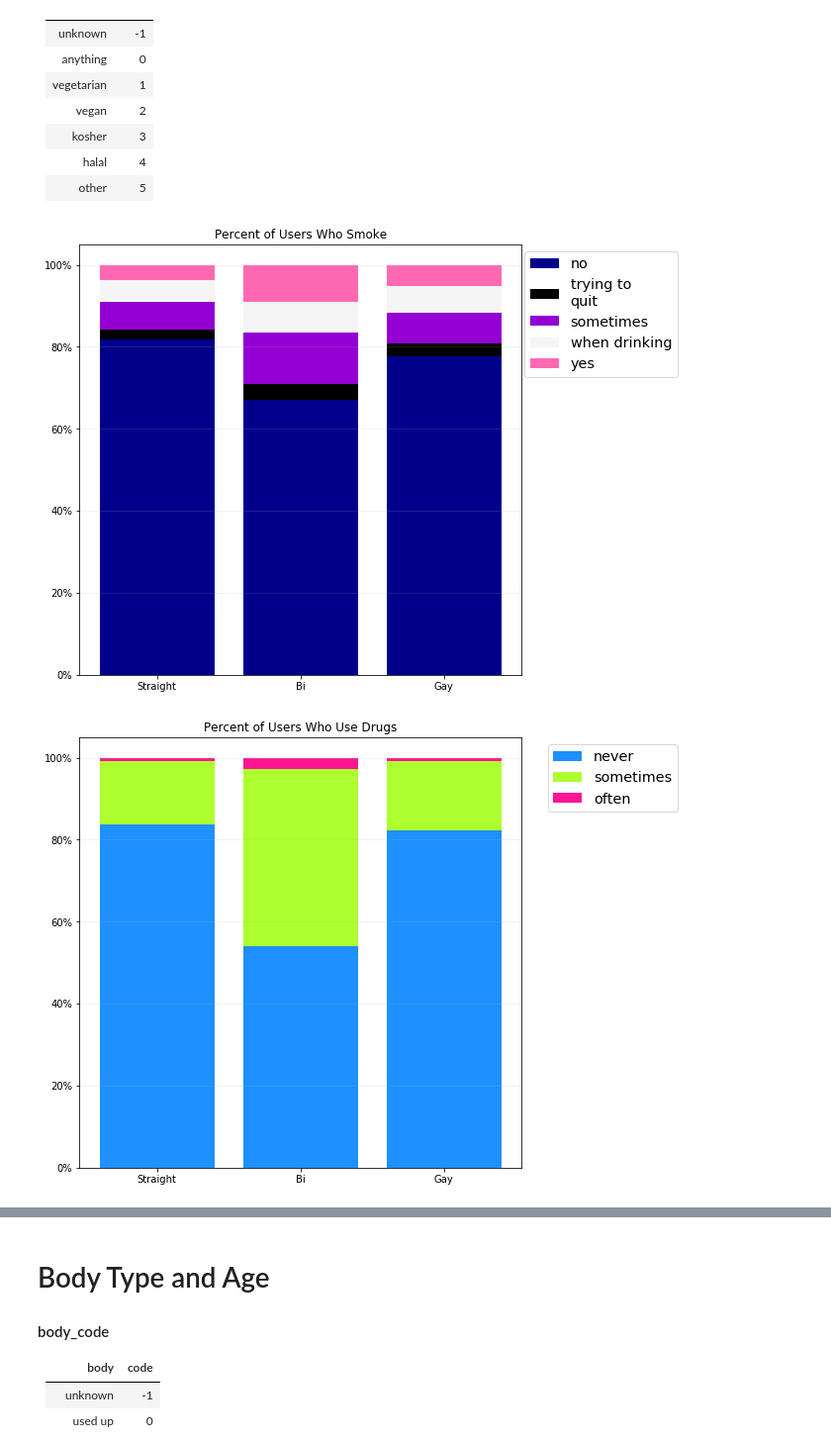
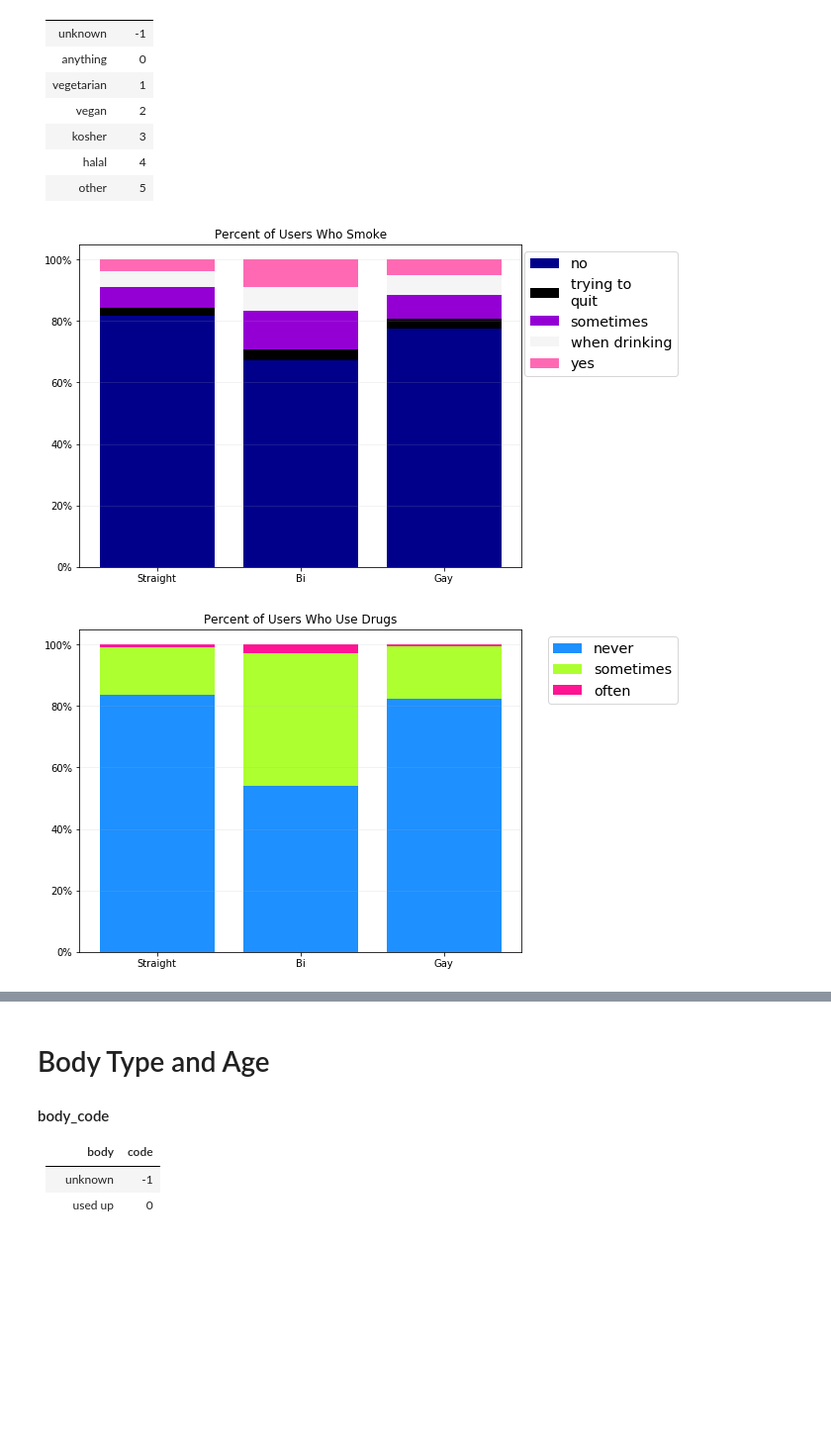
Before and after one commit to lemonmeringuepi/okcupid, a Jupyter notebook: dating skeleton.ipynb, the cells around one changed output, grey strips where cells are left out. Shown at 99% size. Saved outputs shown, nothing was run; the diff lists cells and outputs as text; code cells hidden in the pictures; blank space fills up the shorter version.

```diff
--- a/dating skeleton.ipynb
+++ b/dating skeleton.ipynb
@@ -1362,7 +1362,7 @@ plt.show()
 |halal|4|
 |other|5|
 # %%
-plt.figure(figsize=(8,8))
+plt.figure(figsize=(8,6))
 smokes_labels = ['no', 'trying to\nquit', 'sometimes', 'when drinking', 'yes']
 smokes = [[len(df[(df['orientation_code']==i) & (df['smokes_code']==j)])/
             len(df[(df['orientation_code']==i) & (df['smokes_code']>=0)]) for i in range(-1,2)] for j in range(5)]
@@ -1377,36 +1377,36 @@ plt.bar(orientation_key,
        label=smokes_labels[0])
 plt.bar(orientation_key,
        smokes[1],
        color='black',
        label=smokes_labels[1],
        bottom=smokes[0])
 plt.bar(orientation_key,
        smokes[2],
        color='darkviolet',
        label=smokes_labels[2],
        bottom=bars1)
 plt.bar(orientation_key,
        smokes[3],
        color='whitesmoke',
        label=smokes_labels[3],
        bottom=bars2)
 plt.bar(orientation_key,
        smokes[4],
        color='hotpink',
        label=smokes_labels[4],
        bottom=bars3)
 
 plt.yticks([0.2*i for i in range(6)], [str(20*i) +'%' for i in range(6)])
 plt.gca().yaxis.grid(True, alpha=0.2)
 plt.legend(loc=1, bbox_to_anchor=(1.37,1), fontsize='x-large')
 plt.title('Percent of Users Who Smoke')
 
 plt.savefig('smokers.png', bbox_inches='tight')
 plt.show()
 # %% [output]
-[figure, old version]
+[figure, new version]
 # %%
-plt.figure(figsize=(8,8))
+plt.figure(figsize=(8,6))
 drugs_labels = ['never', 'sometimes', 'often']
 drugs = [[len(df[(df['orientation_code']==i) & (df['drugs_code']==j)])/
             len(df[(df['orientation_code']==i) & (df['drugs_code']>=0)]) for i in range(-1,2)] for j in range(3)]
@@ -1436,5 +1436,5 @@ plt.title('Percent of Users Who Use Drugs')
 plt.savefig('drug_users.png', bbox_inches='tight')
 plt.show()
 # %% [output]
-[figure, old version]
+[figure, new version]
 # %%
```
Also changed, not shown: parts of 5 cells of this notebook, 7 other files.
